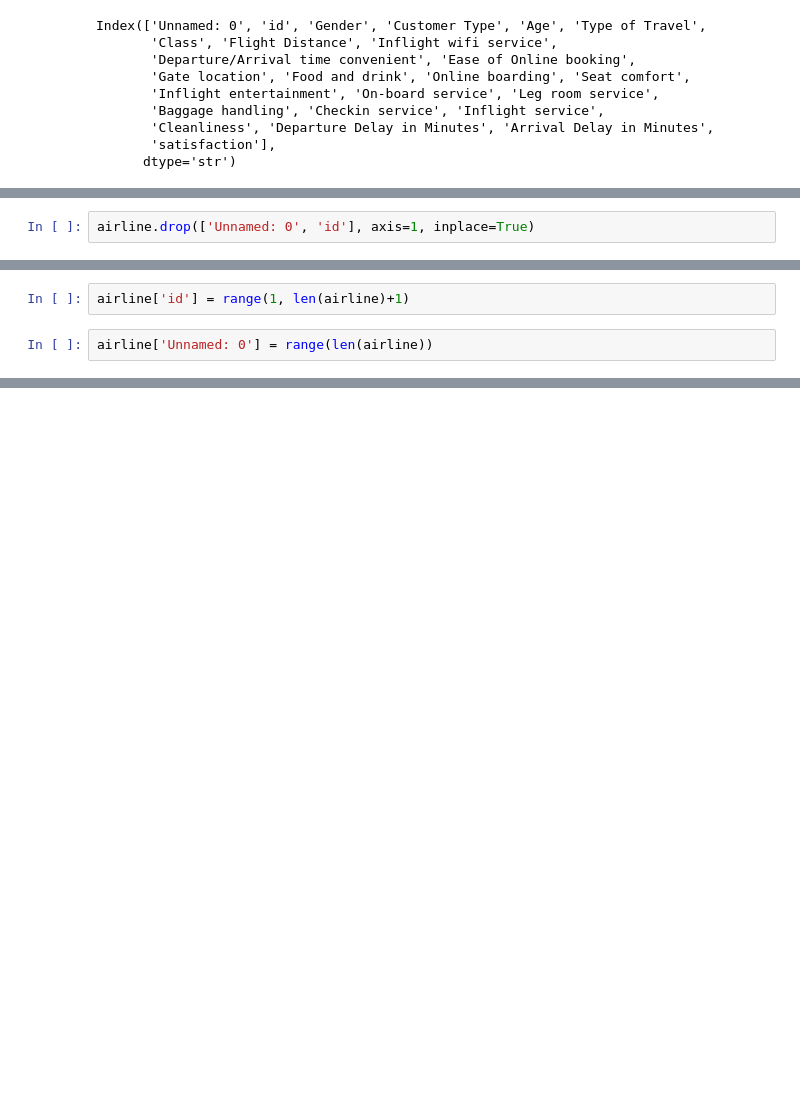
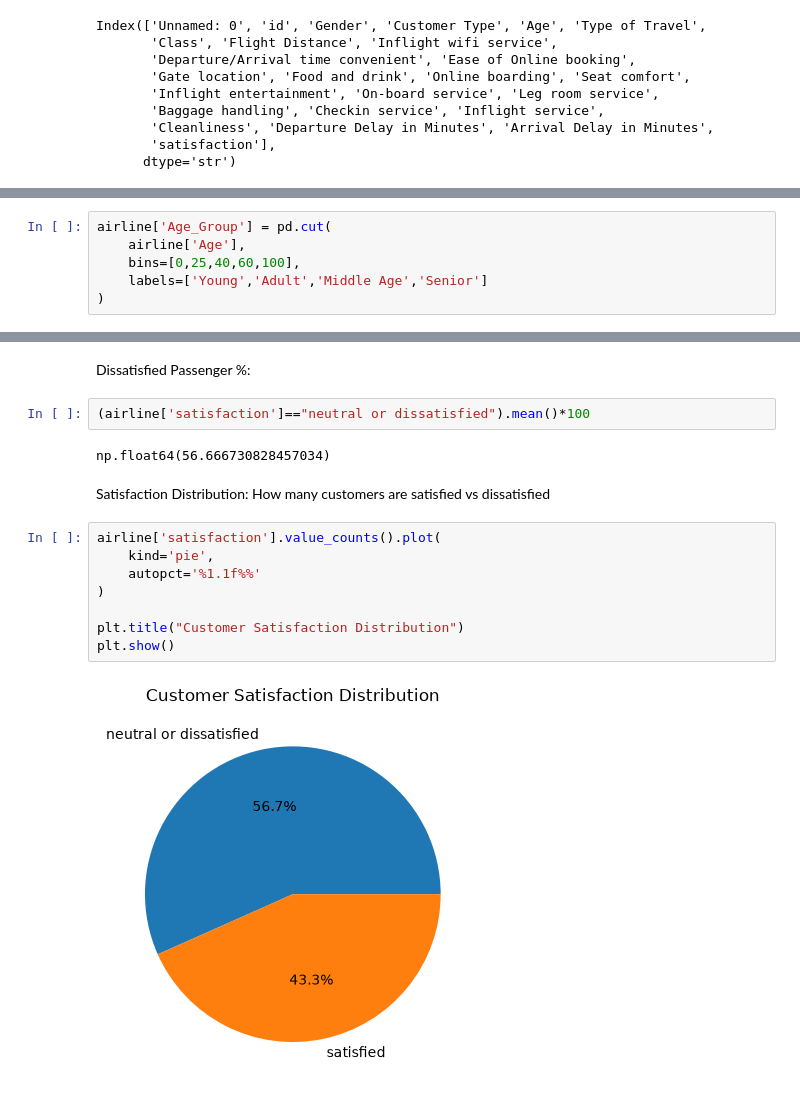
Before and after one commit to AGALYAM2004/Airline_Passenger_Satisfaction_Analysis, a Jupyter notebook: Source/Airline_Analysis.ipynb, the cells around one changed output, grey strips where cells are left out. Drawn from its saved outputs; the diff is of its cells as text; blank space fills up the shorter version.

Commit message:
Data cleaning and analysis charts done

```diff
--- a/Source/Airline_Analysis.ipynb
+++ b/Source/Airline_Analysis.ipynb
@@ -169,2 +169,0 @@ Removing unnecessary id column because it will not help for satisfaction analysi
-# %%
-airline.drop(['Unnamed: 0', 'id'], axis=1, inplace=True)
@@ -183,4 +169,0 @@ Index(['Gender', 'Customer Type', 'Age', 'Type of Travel', 'Class',
-# %%
-airline['id'] = range(1, len(airline)+1)
-# %%
-airline['Unnamed: 0'] = range(len(airline))
@@ -198,0 +335,6 @@ Index(['Unnamed: 0', 'id', 'Gender', 'Customer Type', 'Age', 'Type of Travel',
+# %%
+airline['Age_Group'] = pd.cut(
+    airline['Age'],
+    bins=[0,25,40,60,100],
+    labels=['Young','Adult','Middle Age','Senior']
+)
@@ -198,0 +472,19 @@ Index(['Unnamed: 0', 'id', 'Gender', 'Customer Type', 'Age', 'Type of Travel',
+# %% [markdown]
+Dissatisfied Passenger %:
+# %%
+(airline['satisfaction']=="neutral or dissatisfied").mean()*100
+# %% [output]
+np.float64(56.666730828457034)
+# %% [markdown]
+Satisfaction Distribution:
+How many customers are satisfied vs dissatisfied
+# %%
+airline['satisfaction'].value_counts().plot(
+    kind='pie',
+    autopct='%1.1f%%'
+)
+
+plt.title("Customer Satisfaction Distribution")
+plt.show()
+# %% [output]
+[figure, added]
```
Also changed, not shown: parts of 64 cells of this notebook, 4 other files.
